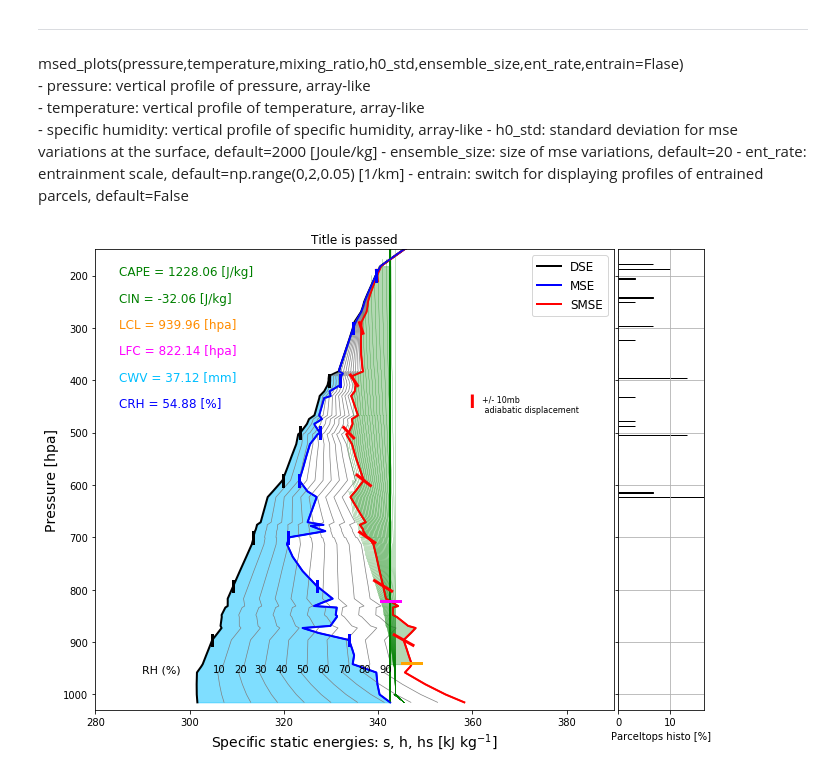
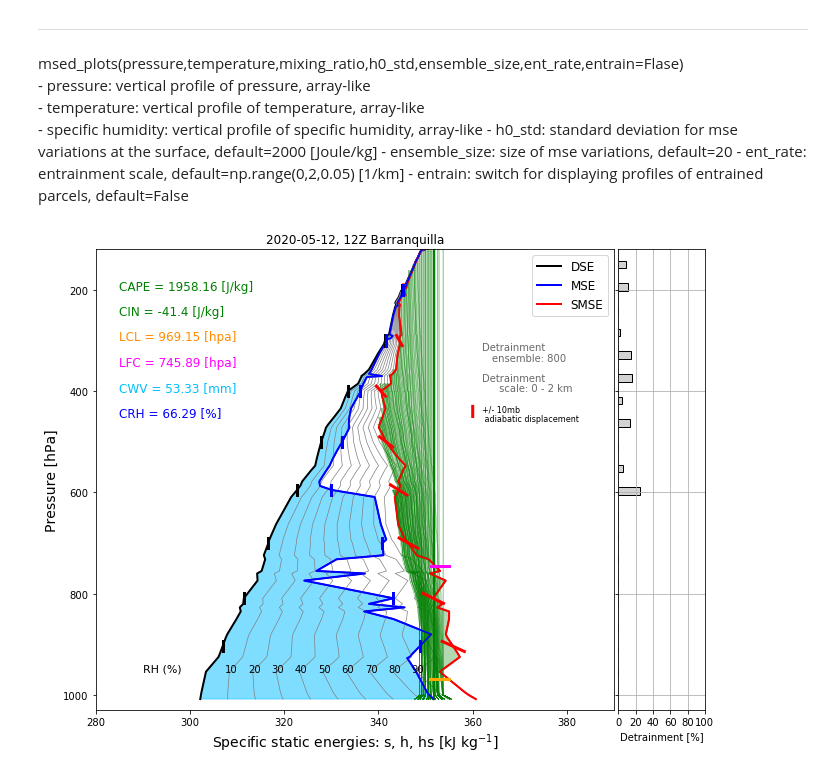
Before and after one commit to brianmapes/MSEplot, a Jupyter notebook: MSEplots-pkg_MetpyDependent/MSEpkg_demo.ipynb, the cells around one changed output. Drawn from its saved outputs; the diff is of its cells as text; code cells hidden in the pictures.

```diff
--- a/MSEplots-pkg_MetpyDependent/MSEpkg_demo.ipynb
+++ b/MSEplots-pkg_MetpyDependent/MSEpkg_demo.ipynb
@@ -15,12 +15,12 @@ from siphon.simplewebservice.wyoming import WyomingUpperAir
 from datetime import datetime
 from MSEplots import plots as mpt
 #from MSEplots/plots.py import plots as mpt     #doesn't work, would be useful for development
+# %%
+# reading data prociding vertical profiles of T, Td, pressure and height
+date = datetime(2020, 5, 12, 12)
+station = 'SKBQ' ; title='2020-05-12, 12Z Barranquilla'
+df = WyomingUpperAir.request_data(date, station)
 # %%
-# reading data prociding vertical profiles of T, Td, pressure and height
-date = datetime(2018, 11, 10, 0)
-station = 'MFL'
-
-df = WyomingUpperAir.request_data(date, station)
 pressure = df['pressure'].values
 Temp = df['temperature'].values
 Temp_dew = df['dewpoint'].values
@@ -29,4 +29,4 @@ altitude = df['height'].values
 from metpy.calc.thermo import *
 from metpy.units import units
 q = mixing_ratio(saturation_vapor_pressure(Temp_dew*units.degC),pressure*units.mbar)
-q = specific_humidity_from_mixing_ratio(q)
+# q = specific_humidity_from_mixing_ratio(q)
@@ -33,7 +36,7 @@ q = specific_humidity_from_mixing_ratio(q)
 # %%
-ax = mpt.msed_plots(pressure, Temp ,q , h0_std=2000, ensemble_size=1, ent_rate=np.arange(0,2,0.01), entrain=True,
-                    title="Title is passed")
+ax = mpt.msed_plots(pressure, Temp, q, altitude, h0_std=2000, ensemble_size=20, ent_rate=np.arange(0,2,0.05), entrain=True,
+                    title=title)
 # mpt.add_RCEREF(ax, cooling=-2,heatflux=180)
 # mpt.add_curves_Wyoming(ax, datetime(2018,11,10,12),'MFL',linewidth=1.0)
 # %% [output]
-[figure, old version]
+[figure, new version]
```
Also changed, not shown: parts of 2 cells of this notebook, 1 other file.
